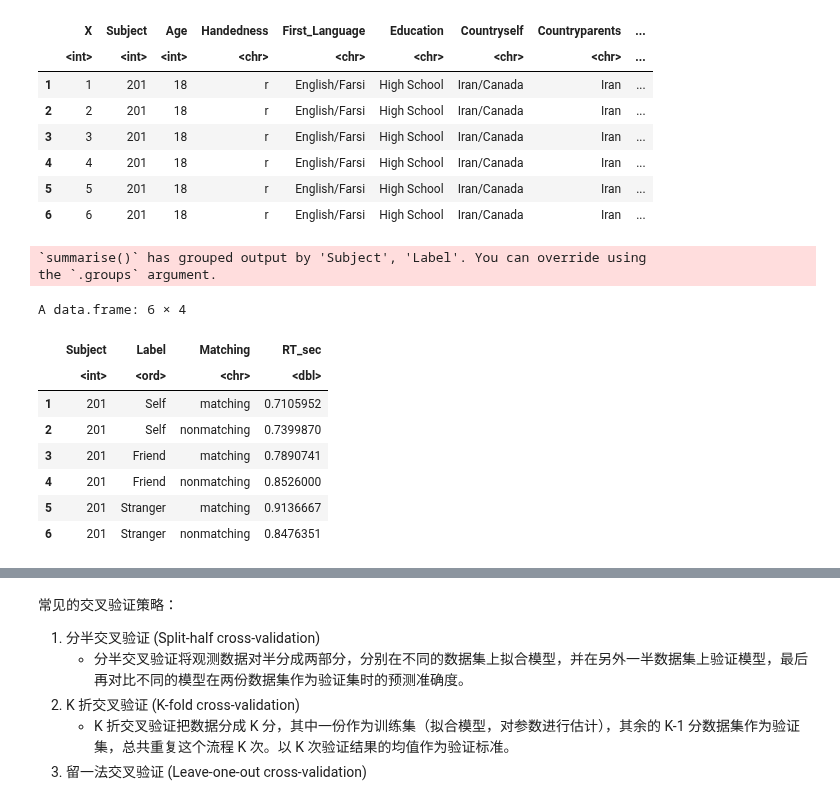
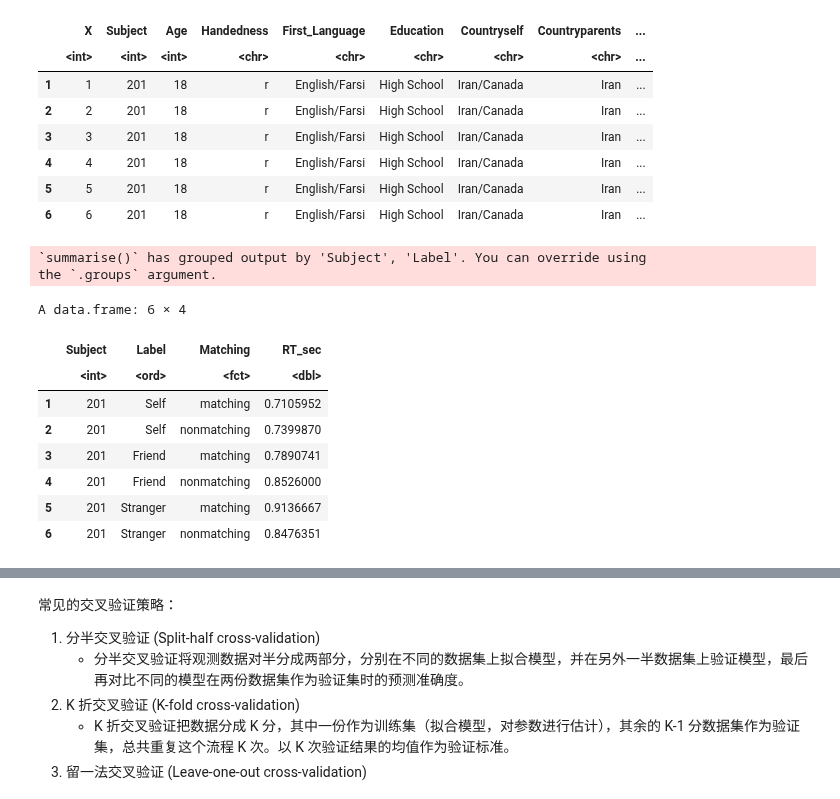
Before and after one commit to hcp4715/psybayesian, a Jupyter notebook: Lecture11.ipynb, the cells around one changed output, grey strips where cells are left out. Cells and saved outputs as stored; diff of their text form; code cells hidden in the pictures.

```diff
--- a/Lecture11.ipynb
+++ b/Lecture11.ipynb
@@ -45,37 +33,38 @@ A data.frame: 6 × 15
 | 5 | 5 | 201 | 18 | r | English/Farsi | High School | Iran/Canada | Iran | ... |
 | 6 | 6 | 201 | 18 | r | English/Farsi | High School | Iran/Canada | Iran | ... |
 # %%
-# 数据分组和计算均值
+# 预处理数据: 数据分组和计算均值
 df <- df_raw %>%
   dplyr::group_by(Subject, Label, Matching) %>%
   dplyr::summarize(RT_sec = mean(RT_sec)) %>%
   dplyr::ungroup() %>%
 # 将 Label 列的数字编码转为文字标签
   dplyr::mutate(Label = case_when(
     Label == '1' ~ "Self",
     Label == '2' ~ "Friend",
     Label == '3' ~ "Stranger"
   )) %>%
 # 替换 Matching 列的值为小写标签
   dplyr::mutate(Matching = ifelse(Matching == "Matching", 'matching','nonmatching')) %>%
 # 设置索引
   dplyr::mutate(index = row_number()) %>%
   # 设置索引为新创建的命名行
   tibble::column_to_rownames(var = "index")  %>%
   # 将 Label 列转换为有序的分类变量
-  dplyr::mutate(Label = factor(Label, levels = c('Self', 'Friend', 'Stranger'), ordered = TRUE))
+  dplyr::mutate(Label = factor(Label, levels = c('Self', 'Friend', 'Stranger'), ordered = TRUE),
+                Matching = factor(Matching, levels = c('matching','nonmatching')))
 
 # 将分类变量转换为哑变量
 X1 <- as.integer(df$Label == 'Friend')
 X2 <- as.integer(df$Label == 'Stranger')
 
 head(df)
 # %% [output]
 `summarise()` has grouped output by 'Subject', 'Label'. You can override using
 the `.groups` argument.
 A data.frame: 6 × 4
 |  | Subject | Label | Matching | RT_sec |
-|  | <int> | <ord> | <chr> | <dbl> |
+|  | <int> | <ord> | <fct> | <dbl> |
 | 1 | 201 | Self | matching | 0.7105952 |
 | 2 | 201 | Self | nonmatching | 0.7399870 |
 | 3 | 201 | Friend | matching | 0.7890741 |
```
Also changed, not shown: parts of 73 cells of this notebook.
